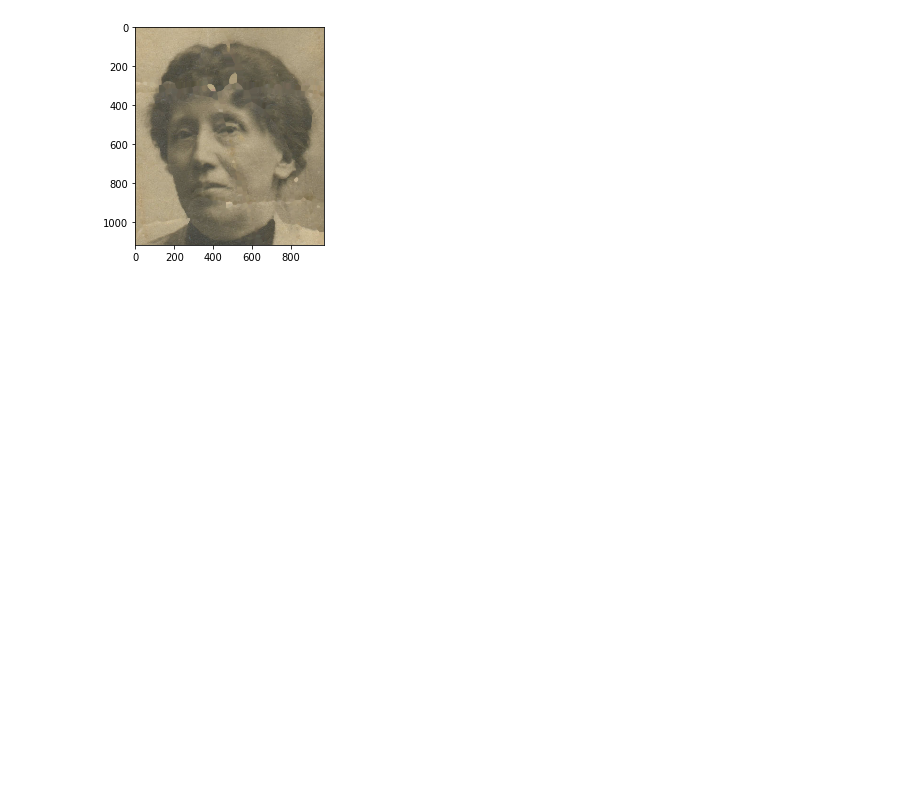
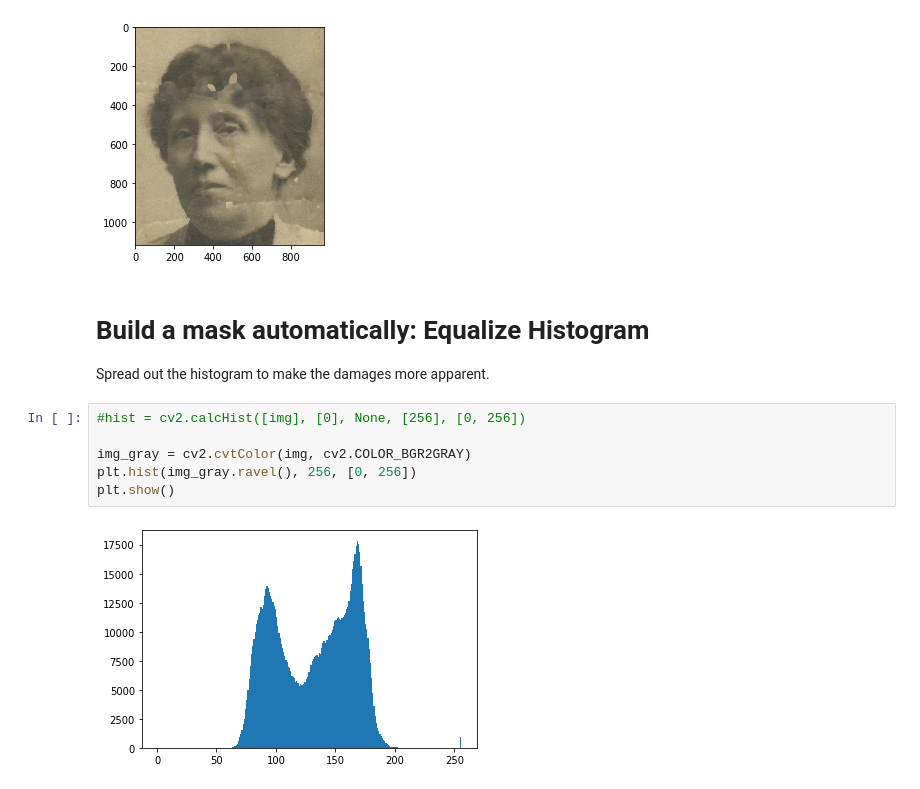
Before and after one commit to uol-mediaprocessing-201920/group-projects-image-restauration, a Jupyter notebook: main.ipynb, the cells around one changed output. Cells and saved outputs as stored; diff of their text form; blank space fills up the shorter version.

Commit message:
Add histogram equalisation and median thresholding.

```diff
--- a/main.ipynb
+++ b/main.ipynb
@@ -254,3 +254,15 @@ plt.imshow(cv2.cvtColor(result, cv2.COLOR_BGR2RGB))
 # %% [output]
 <matplotlib.image.AxesImage at 0x...>
 [figure]
+# %% [markdown]
+# Build a mask automatically: Equalize Histogram
+
+Spread out the histogram to make the damages more apparent.
+# %%
+#hist = cv2.calcHist([img], [0], None, [256], [0, 256])
+
+img_gray = cv2.cvtColor(img, cv2.COLOR_BGR2GRAY)
+plt.hist(img_gray.ravel(), 256, [0, 256])
+plt.show()
+# %% [output]
+[figure, added]
```
Also changed, not shown: parts of 38 cells of this notebook.
